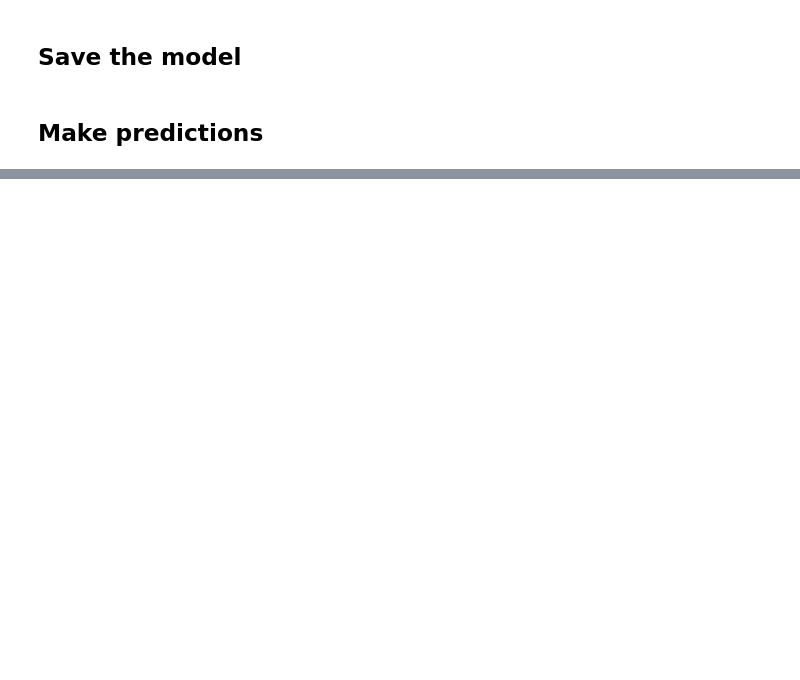
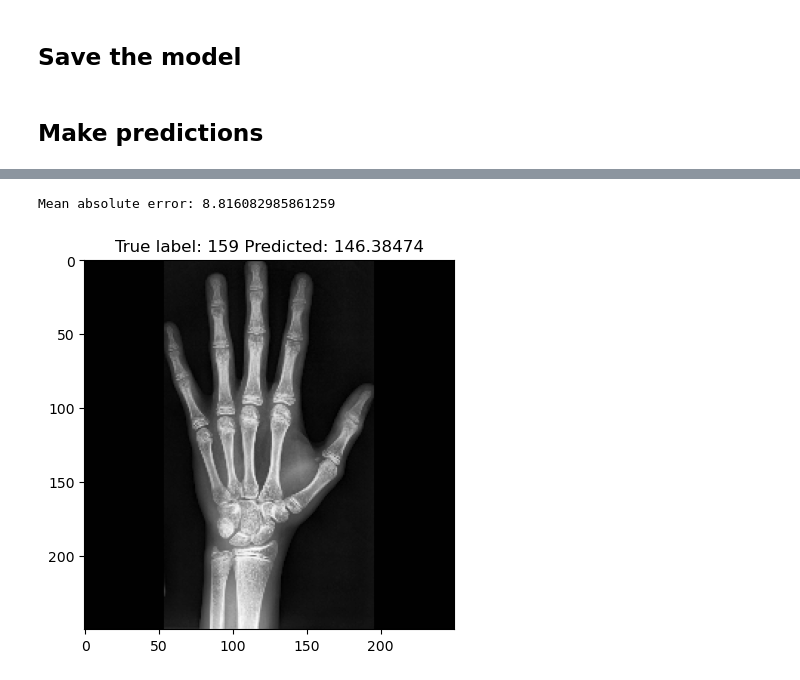
Before and after one commit to andresespinalh/Bone-Age-Assessment-HDA, a Jupyter notebook: INCEPTIONV4_gender.ipynb, the cells around one changed output, grey strips where cells are left out. Cells and saved outputs as stored; diff of their text form; code cells hidden in the pictures; blank space fills up the shorter version.

Commit message:
final gender models

```diff
--- a/INCEPTIONV4_gender.ipynb
+++ b/INCEPTIONV4_gender.ipynb
@@ -69,8 +73,8 @@ train_dataset = train_dataset.shuffle(len(train_dataset)).batch(8)
 #Validation set
 # ------------------------
 validation_paths, validation_labels, validation_gender = get_data(
-                                                csv_path='./data/pre_processed/validation/validation/validation.csv',
-                                                images_folder_path='./data/pre_processed/validation/validation/{}'.format(ds),
+                                                csv_path='./data/pre_processed/validation/validation.csv',
+                                                images_folder_path='./data/pre_processed/validation/{}'.format(ds),
                                                 id_col='Image ID',
                                                 label_col='Bone Age (months)',
                                                 gender_col='male')
@@ -487,10 +535,15 @@ p_test = model.predict(validation_dataset).reshape(-1)
 # %%
 # Show some misclassified examples
-y_test = np.array([y.numpy() for x, y in validation_dataset.unbatch()])
-x_test = np.array([x.numpy() for x, y in validation_dataset.unbatch()])
+y_test = np.array([label.numpy() for (img,gender), label in validation_dataset.unbatch()])
+x_test = np.array([img.numpy() for (img,gender), label in validation_dataset.unbatch()])
 difference = np.abs(np.subtract(y_test, p_test))
-misclassified_idx = np.where(difference<4)
-#print(misclassified_idx)
+mae = np.mean(difference)
+print("Mean absolute error: "+str(mae))
+misclassified_idx = np.where(difference>4)
+#print(len(misclassified_idx[0]))
 i = np.random.choice(misclassified_idx[0])
 plt.imshow(x_test[i], cmap='gray')
 plt.title("True label: %s Predicted: %s" % (y_test[i], p_test[i]));
+# %% [output]
+Mean absolute error: 8.816082985861259
+[figure, added]
```
Also changed, not shown: parts of 9 cells of this notebook, 9 other files.
